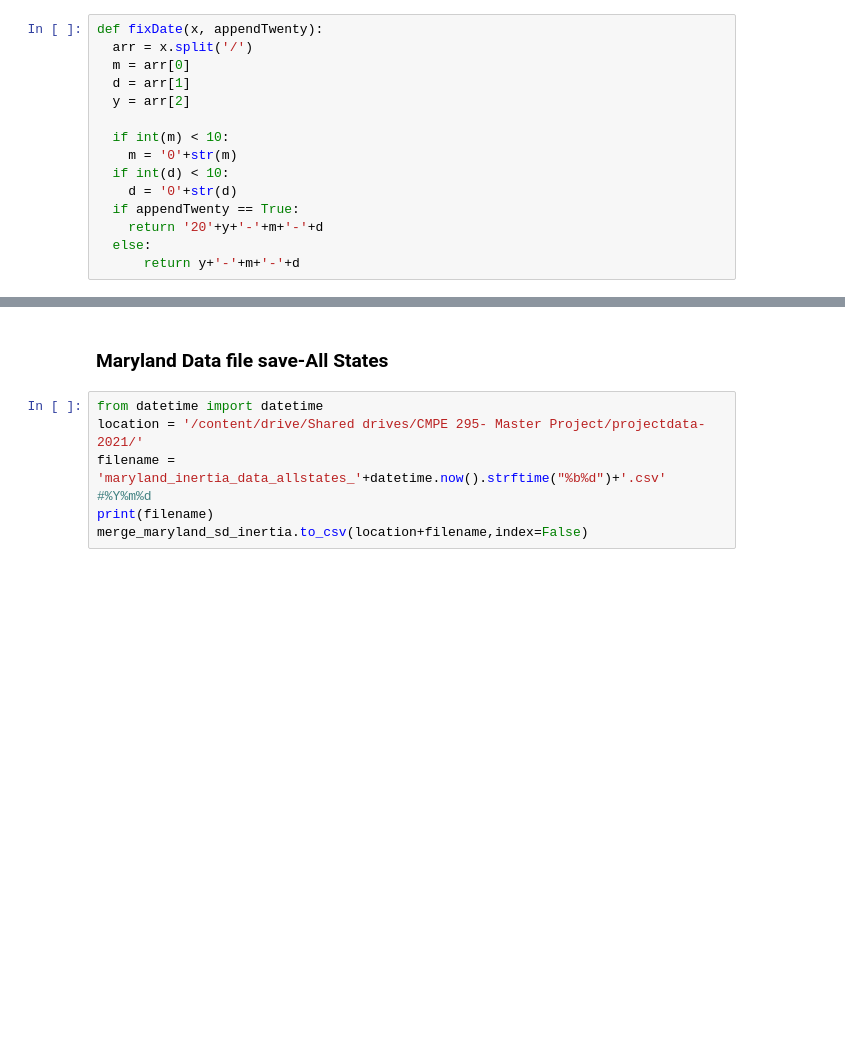
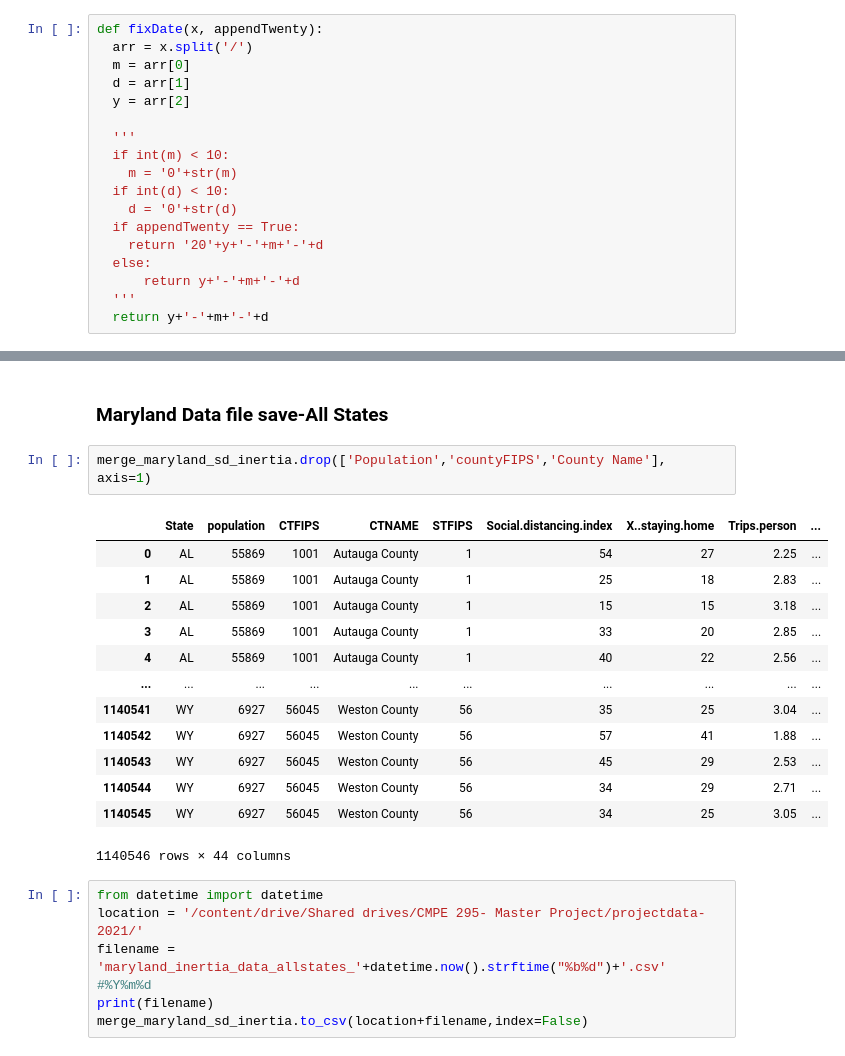
Before and after one commit to jeyasri-s2/meansquares, a Jupyter notebook: version2/prepare_data/Load_MarylandInertiaData.ipynb, the cells around one changed output, grey strips where cells are left out. Drawn from its saved outputs; the diff is of its cells as text; blank space fills up the shorter version.

Commit message:
date format changed in raw file; hence fixDate function changed; removed extra columns

```diff
--- a/version2/prepare_data/Load_MarylandInertiaData.ipynb
+++ b/version2/prepare_data/Load_MarylandInertiaData.ipynb
@@ -145,6 +157,7 @@ def fixDate(x, appendTwenty):
   d = arr[1]
   y = arr[2]
 
+  '''
   if int(m) < 10:
     m = '0'+str(m)
   if int(d) < 10:
@@ -153,6 +166,8 @@ def fixDate(x, appendTwenty):
     return '20'+y+'-'+m+'-'+d
   else:
       return y+'-'+m+'-'+d
+  '''
+  return y+'-'+m+'-'+d
 # %%
 maryland_sd_inertia['date'] = maryland_sd_inertia['date'].apply(lambda x: fixDate(x,False))
 maryland_sd_inertia.reset_index(drop=True)
@@ -250,6 +265,22 @@ print('total states:', merge_maryland_sd_inertia['STFIPS'].nunique())
 total states: 51
 # %% [markdown]
 ### Maryland Data file save-All States
+# %%
+merge_maryland_sd_inertia.drop(['Population','countyFIPS','County Name'], axis=1)
+# %% [output]
+|  | State | population | CTFIPS | CTNAME | STFIPS | Social.distancing.index | X..staying.home | Trips.person | ... |
+| 0 | AL | 55869 | 1001 | Autauga County | 1 | 54 | 27 | 2.25 | ... |
+| 1 | AL | 55869 | 1001 | Autauga County | 1 | 25 | 18 | 2.83 | ... |
+| 2 | AL | 55869 | 1001 | Autauga County | 1 | 15 | 15 | 3.18 | ... |
+| 3 | AL | 55869 | 1001 | Autauga County | 1 | 33 | 20 | 2.85 | ... |
+| 4 | AL | 55869 | 1001 | Autauga County | 1 | 40 | 22 | 2.56 | ... |
+| ... | ... | ... | ... | ... | ... | ... | ... | ... | ... |
+| 1140541 | WY | 6927 | 56045 | Weston County | 56 | 35 | 25 | 3.04 | ... |
+| 1140542 | WY | 6927 | 56045 | Weston County | 56 | 57 | 41 | 1.88 | ... |
+| 1140543 | WY | 6927 | 56045 | Weston County | 56 | 45 | 29 | 2.53 | ... |
+| 1140544 | WY | 6927 | 56045 | Weston County | 56 | 34 | 29 | 2.71 | ... |
+| 1140545 | WY | 6927 | 56045 | Weston County | 56 | 34 | 25 | 3.05 | ... |
+1140546 rows × 44 columns
 # %%
 from datetime import datetime
 location = '/content/drive/Shared drives/CMPE 295- Master Project/projectdata-2021/'
```
Also changed, not shown: parts of 2 cells of this notebook.
